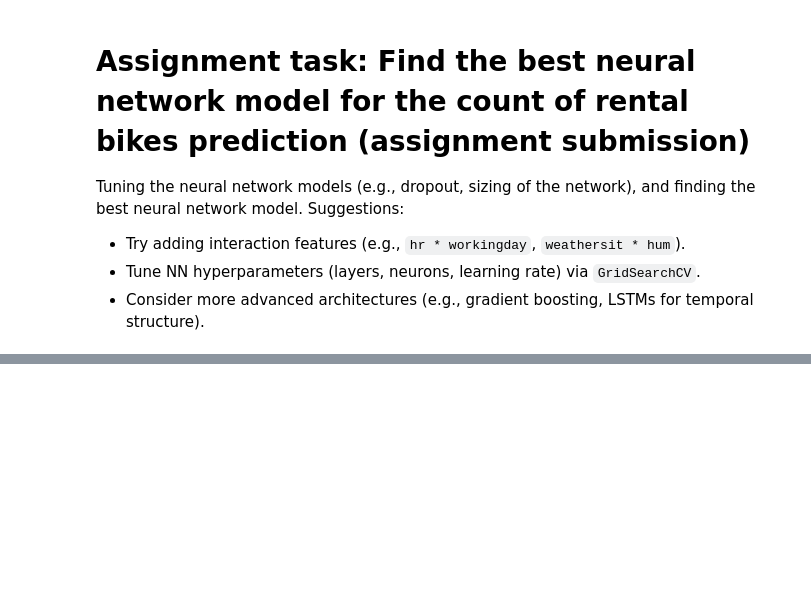
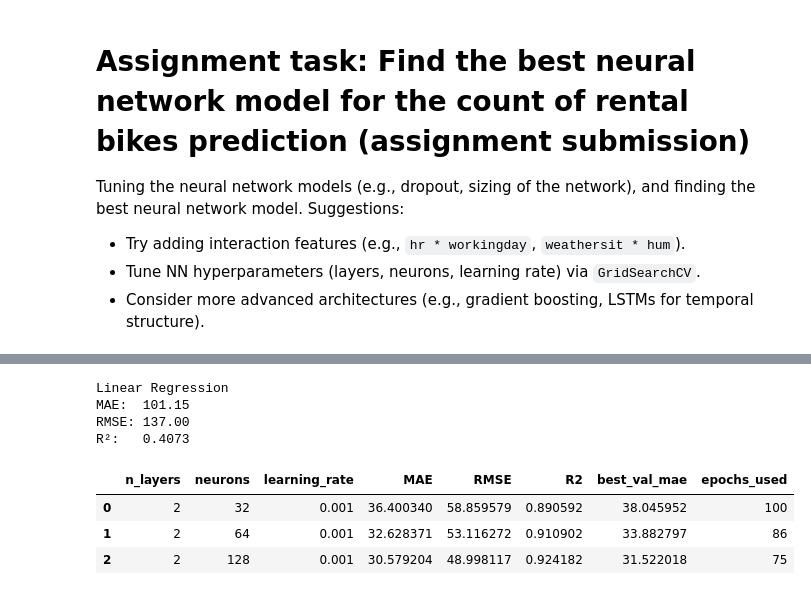
Before and after one commit to AnnaSolberg/AH2179, a Jupyter notebook: Exercise_7_Neural_networks/Exercise7_Neural_Networks_2.ipynb, the cells around one changed output, grey strips where cells are left out. Saved outputs shown, nothing was run; the diff lists cells and outputs as text; code cells hidden in the pictures; blank space fills up the shorter version.

```diff
--- a/Exercise_7_Neural_networks/Exercise7_Neural_Networks_2.ipynb
+++ b/Exercise_7_Neural_networks/Exercise7_Neural_Networks_2.ipynb
@@ -513,24 +490,0 @@ Model: "sequential_2"
-# %%
-%matplotlib inline
-import matplotlib.pyplot as plt
-import seaborn as sns
-
-# Fit the model to the training data, specifying validation split, epochs, and batch size.
-hist = model.fit(X_train_scaled, y_train, validation_split=0.2, epochs=200, batch_size=32)
-# Set the style of the plots using Seaborn.
-sns.set()
-# Extract the training and validation Mean Absolute Error (MAE) from the training history.
-err = hist.history['mae']
-val_err = hist.history['val_mae']
-# Define the number of epochs.
-epochs = range(1, len(err) + 1)
-# Plot the Training MAE and Validation MAE over epochs.
-plt.plot(epochs, err, '-', label='Training MAE')
-plt.plot(epochs, val_err, ':', label='Validation MAE')
-plt.title('Training and Validation MAE')
-plt.xlabel('Epoch')
-plt.ylabel('Mean Absolute Error')
-plt.legend(loc='upper right')
-plt.plot()
-# Use the trained model to predict on the test data.
-y_pred = model.predict(X_test_scaled)
@@ -573,0 +491,12 @@ R-squared of NN: 0.9224603102643212
+# %%
+X_train, X_test, y_train, y_test = train_test_split(
+    X,
+    y,
+    test_size=0.2,
+    random_state=42
+)
+
+scaler = StandardScaler()
+
+X_train_scaled = scaler.fit_transform(X_train)
+X_test_scaled = scaler.transform(X_test)
@@ -573,0 +594,33 @@ R-squared of NN: 0.9224603102643212
+# %%
+lr = LinearRegression()
+
+lr.fit(X_train_scaled, y_train)
+
+y_pred_lr = lr.predict(X_test_scaled)
+
+mae_lr = mean_absolute_error(y_test, y_pred_lr)
+rmse_lr = np.sqrt(mean_squared_error(y_test, y_pred_lr))
+r2_lr = r2_score(y_test, y_pred_lr)
+
+print("Linear Regression")
+print(f"MAE:  {mae_lr:.2f}")
+print(f"RMSE: {rmse_lr:.2f}")
+print(f"R²:   {r2_lr:.4f}")
+# %% [output]
+Linear Regression
+MAE:  101.15
+RMSE: 137.00
+R²:   0.4073
+# %%
+results_df = pd.DataFrame(results)
+
+results_df = results_df.rename(columns={
+    'layers': 'n_layers'
+})
+
+results_df
+# %% [output]
+|  | n_layers | neurons | learning_rate | MAE | RMSE | R2 | best_val_mae | epochs_used |
+| 0 | 2 | 32 | 0.001 | 36.400340 | 58.859579 | 0.890592 | 38.045952 | 100 |
+| 1 | 2 | 64 | 0.001 | 32.628371 | 53.116272 | 0.910902 | 33.882797 | 86 |
+| 2 | 2 | 128 | 0.001 | 30.579204 | 48.998117 | 0.924182 | 31.522018 | 75 |
```
Also changed, not shown: parts of 16 cells of this notebook.
